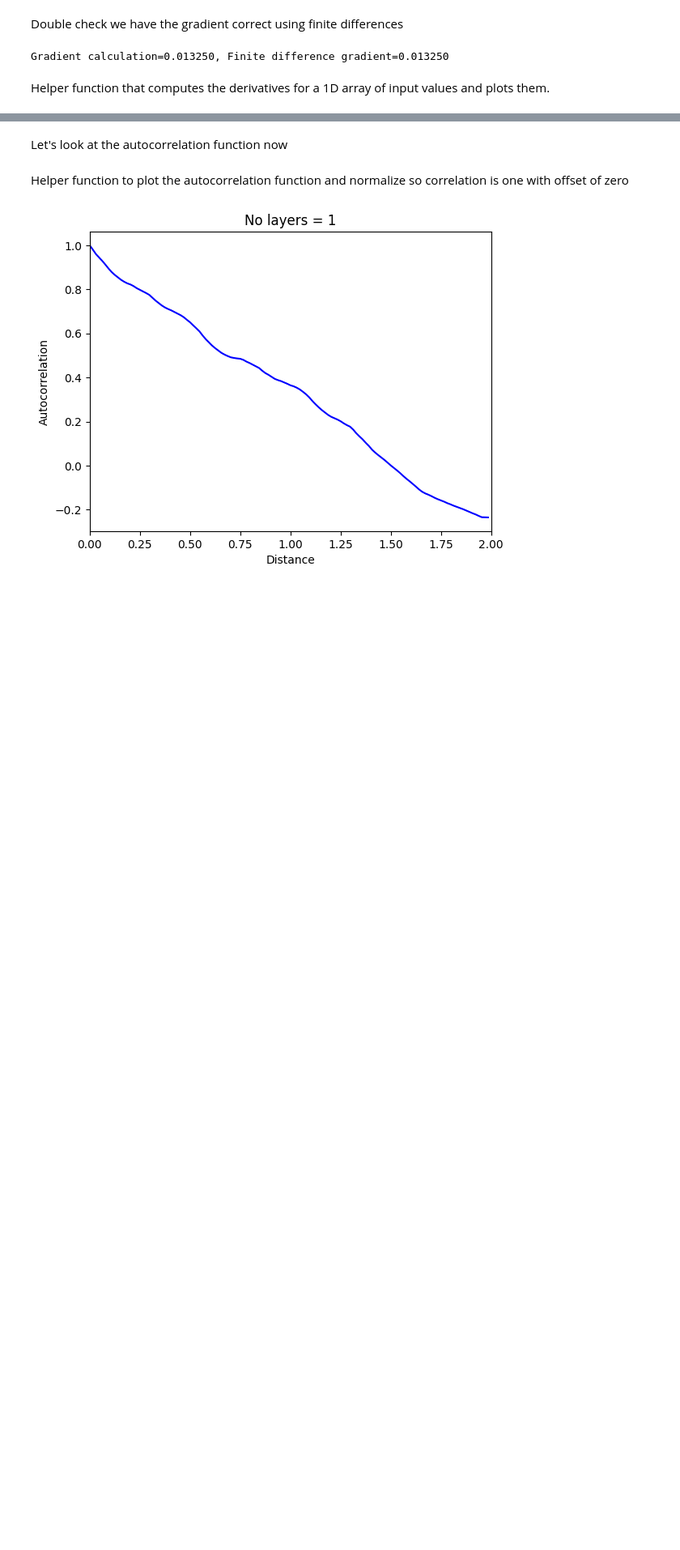
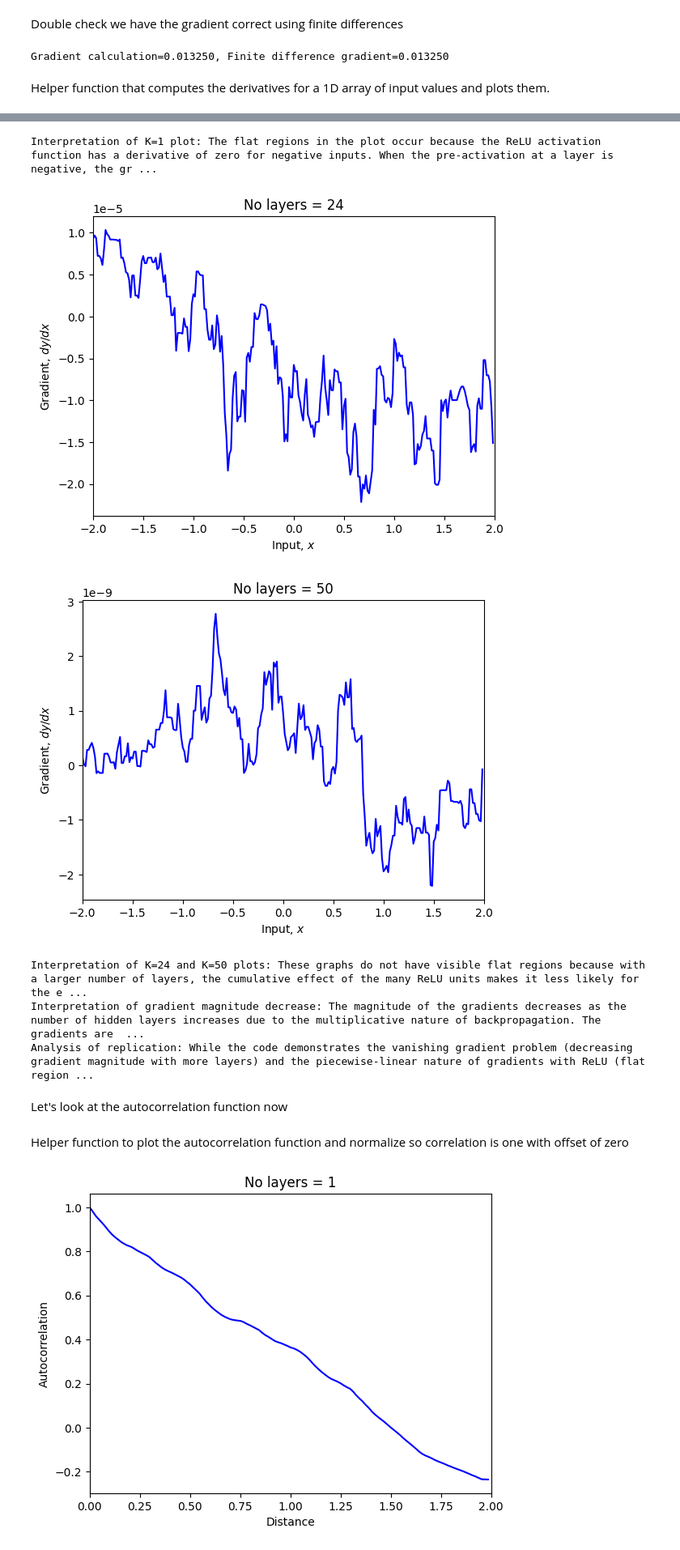
Before and after one commit to anjandhungana/udlbook, a Jupyter notebook: Notebooks/Chap11/11_1_Shattered_Gradients.ipynb, the cells around one changed output, grey strips where cells are left out. Shown: that part at 81% size. Drawn from its saved outputs; the diff is of its cells as text; code cells hidden in the pictures; blank space fills up the shorter version.

```diff
--- a/Notebooks/Chap11/11_1_Shattered_Gradients.ipynb
+++ b/Notebooks/Chap11/11_1_Shattered_Gradients.ipynb
@@ -161,23 +161,39 @@ def plot_derivatives(K, D):
 # %%
 # Build a model with one hidden layer and 200 neurons and plot derivatives
 D = 200; K = 1
 plot_derivatives(K,D)
 
 # TODO -- Interpret this result
 # Why does the plot have some flat regions?
+print("Interpretation of K=1 plot: The flat regions in the plot occur because the ReLU activation function has a derivative of zero for negative inputs. When the pre-activation at a layer is negative, the gradient passing through that neuron becomes zero, leading to flat regions in the overall gradient with respect to the input.")
 
 # TODO -- Add code to plot the derivatives for models with 24 and 50 hidden layers
 # with 200 neurons per layer
+D = 200; K = 24
+plot_derivatives(K,D)
+
+D = 200; K = 50
+plot_derivatives(K,D)
+
 
 # TODO -- Why does this graph not have visible flat regions?
+print("Interpretation of K=24 and K=50 plots: These graphs do not have visible flat regions because with a larger number of layers, the cumulative effect of the many ReLU units makes it less likely for the entire gradient to become zero across a contiguous range of inputs. While individual neurons might still have zero gradients, the combination of many layers and neurons results in a more complex and less piecewise-linear gradient function.")
 
 # TODO -- Why does the magnitude of the gradients decrease as we increase the number
 # of hidden layers
+print("Interpretation of gradient magnitude decrease: The magnitude of the gradients decreases as the number of hidden layers increases due to the multiplicative nature of backpropagation. The gradients are computed by multiplying the derivatives at each layer. If the derivatives at each layer are, on average, less than one, multiplying many such terms together across many layers will result in an exponentially decreasing gradient magnitude.")
 
 # TODO -- Do you find this a convincing replication of the experiment in the original paper? (I don't)
 # Can you help me find why I have failed to replicate this result?  udlbookmail@gmail.com
+print("Analysis of replication: While the code demonstrates the vanishing gradient problem (decreasing gradient magnitude with more layers) and the piecewise-linear nature of gradients with ReLU (flat regions for K=1), it might not be a *perfect* replication of the Balduzzi et al. (2017) paper for several reasons. The paper specifically discusses 'shattered gradients' which implies a breakdown of the gradient into many small, uncorrelated components. This notebook shows the *magnitude* decrease, but doesn't explicitly analyze the *structure* or *correlation* of the gradients across different inputs as thoroughly as the paper might. To more closely replicate the paper, you might need to analyze the correlation of gradients between different input points or different initializations, as well as potentially looking at the distribution of gradient values.")
 # %% [output]
 [figure]
+Interpretation of K=1 plot: The flat regions in the plot occur because the ReLU activation function has a derivative of zero for negative inputs. When the pre-activation at a layer is negative, the gr ...
+[figure, added]
+[figure, added]
+Interpretation of K=24 and K=50 plots: These graphs do not have visible flat regions because with a larger number of layers, the cumulative effect of the many ReLU units makes it less likely for the e ...
+Interpretation of gradient magnitude decrease: The magnitude of the gradients decreases as the number of hidden layers increases due to the multiplicative nature of backpropagation. The gradients are  ...
+Analysis of replication: While the code demonstrates the vanishing gradient problem (decreasing gradient magnitude with more layers) and the piecewise-linear nature of gradients with ReLU (flat region ...
 # %% [markdown]
 Let's look at the autocorrelation function now
 # %%
```
